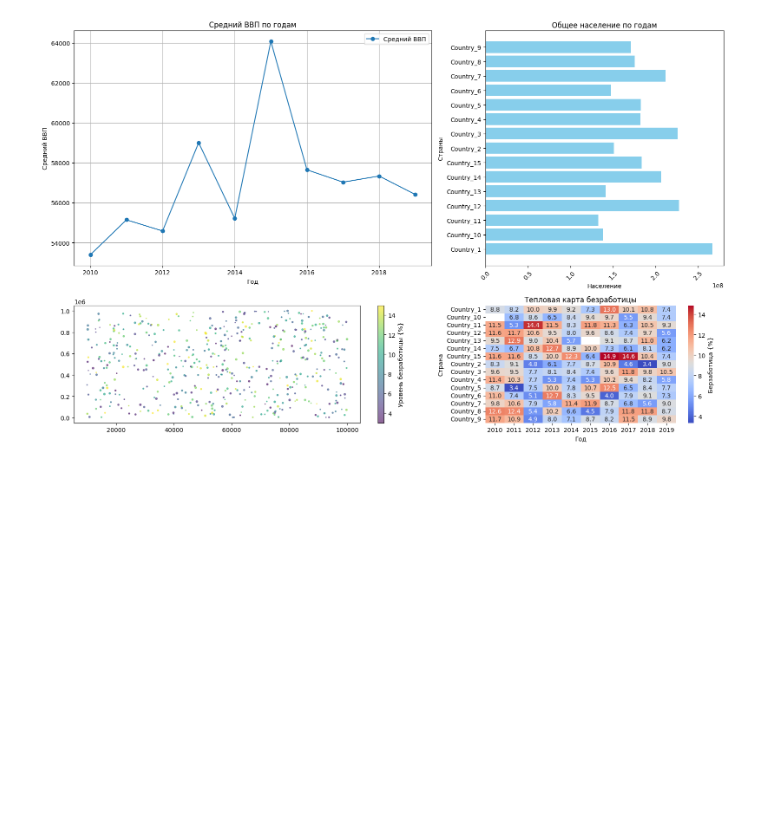
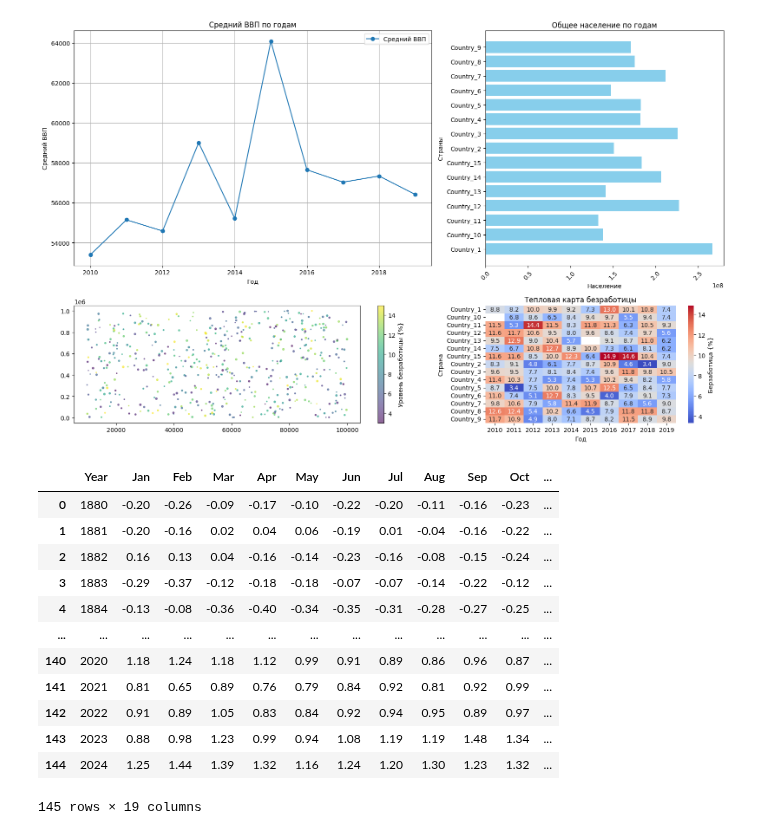
Before and after one commit to jessnou/python-learning, a Jupyter notebook: matplotlib_learning.ipynb, the cells around one changed output. Cells and saved outputs as stored; diff of their text form; code cells hidden in the pictures; blank space fills up the shorter version.

```diff
--- a/matplotlib_learning.ipynb
+++ b/matplotlib_learning.ipynb
@@ -179,0 +183,16 @@ plt.show()
+# %%
+df
+# %% [output]
+|  | Year | Jan | Feb | Mar | Apr | May | Jun | Jul | Aug | Sep | Oct | ... |
+| 0 | 1880 | -0.20 | -0.26 | -0.09 | -0.17 | -0.10 | -0.22 | -0.20 | -0.11 | -0.16 | -0.23 | ... |
+| 1 | 1881 | -0.20 | -0.16 | 0.02 | 0.04 | 0.06 | -0.19 | 0.01 | -0.04 | -0.16 | -0.22 | ... |
+| 2 | 1882 | 0.16 | 0.13 | 0.04 | -0.16 | -0.14 | -0.23 | -0.16 | -0.08 | -0.15 | -0.24 | ... |
+| 3 | 1883 | -0.29 | -0.37 | -0.12 | -0.18 | -0.18 | -0.07 | -0.07 | -0.14 | -0.22 | -0.12 | ... |
+| 4 | 1884 | -0.13 | -0.08 | -0.36 | -0.40 | -0.34 | -0.35 | -0.31 | -0.28 | -0.27 | -0.25 | ... |
+| ... | ... | ... | ... | ... | ... | ... | ... | ... | ... | ... | ... | ... |
+| 140 | 2020 | 1.18 | 1.24 | 1.18 | 1.12 | 0.99 | 0.91 | 0.89 | 0.86 | 0.96 | 0.87 | ... |
+| 141 | 2021 | 0.81 | 0.65 | 0.89 | 0.76 | 0.79 | 0.84 | 0.92 | 0.81 | 0.92 | 0.99 | ... |
+| 142 | 2022 | 0.91 | 0.89 | 1.05 | 0.83 | 0.84 | 0.92 | 0.94 | 0.95 | 0.89 | 0.97 | ... |
+| 143 | 2023 | 0.88 | 0.98 | 1.23 | 0.99 | 0.94 | 1.08 | 1.19 | 1.19 | 1.48 | 1.34 | ... |
+| 144 | 2024 | 1.25 | 1.44 | 1.39 | 1.32 | 1.16 | 1.24 | 1.20 | 1.30 | 1.23 | 1.32 | ... |
+145 rows × 19 columns
```
Also changed, not shown: parts of 2 cells of this notebook, 1 other file.
